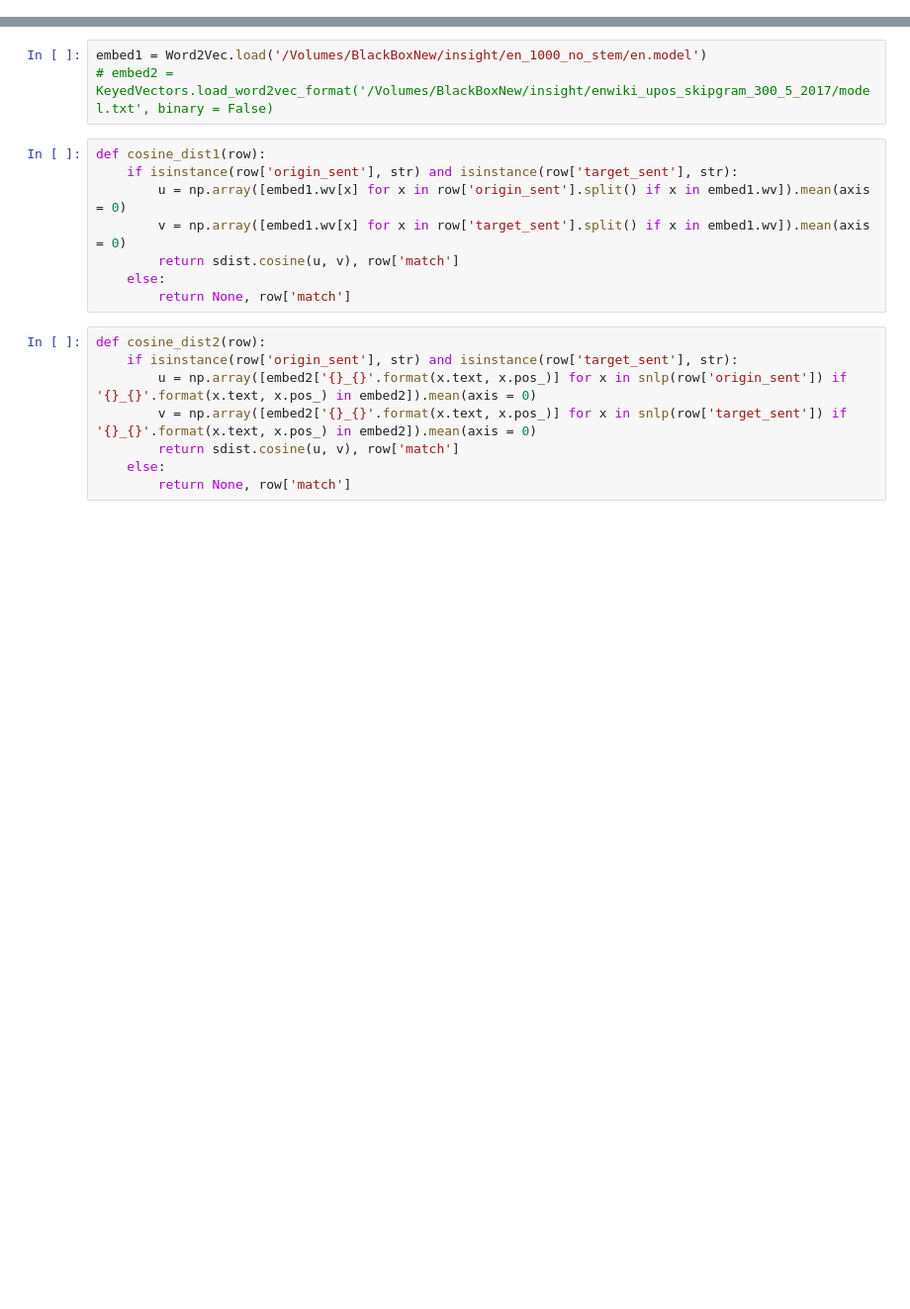
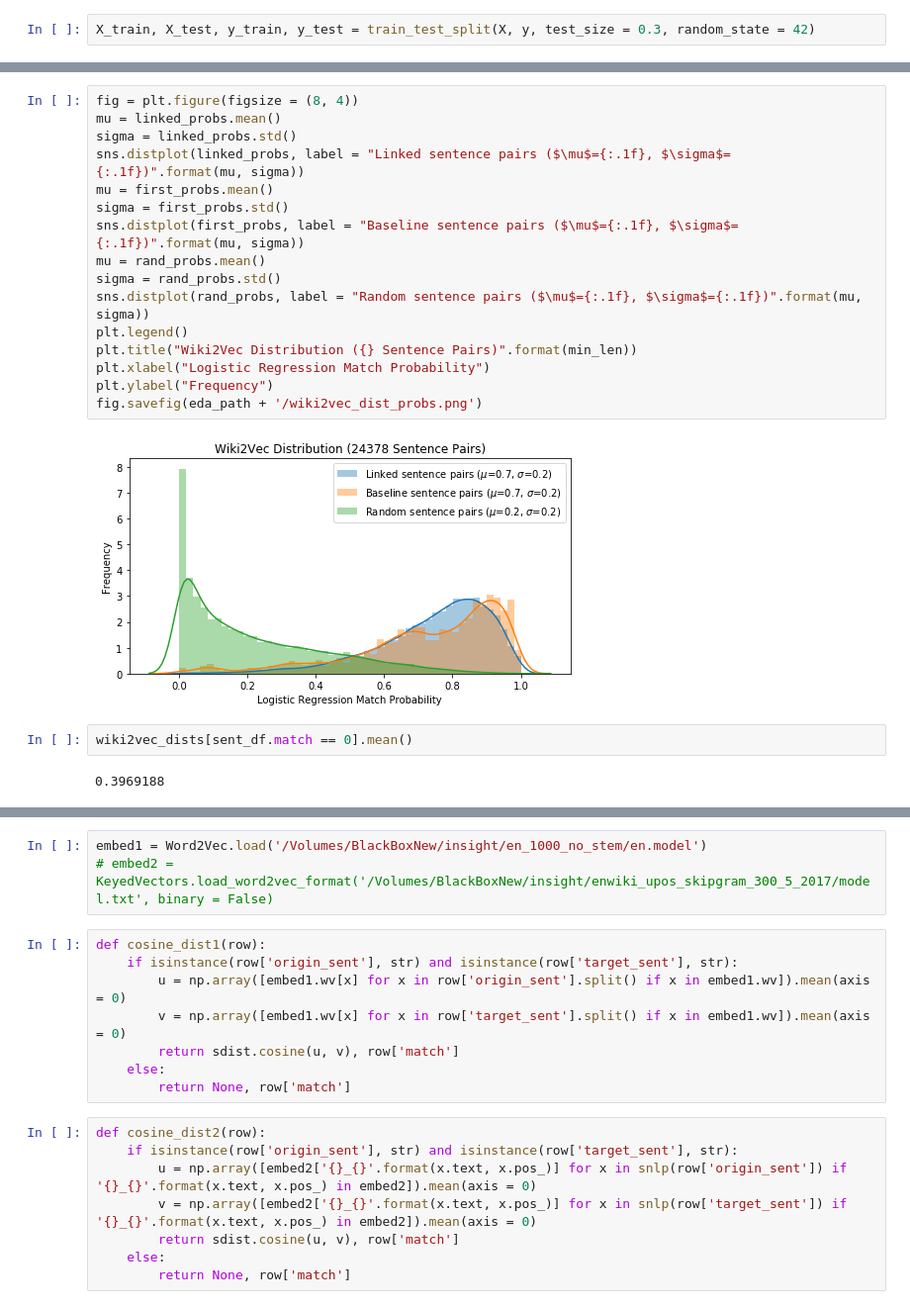
Before and after one commit to knowbodynos/wikontext, a Jupyter notebook: nb/sentences.ipynb, the cells around one changed output, grey strips where cells are left out. Shown at 99% size. Drawn from its saved outputs; the diff is of its cells as text; blank space fills up the shorter version.

```diff
--- a/nb/sentences.ipynb
+++ b/nb/sentences.ipynb
@@ -192,0 +354,2 @@ sent_df = pd.read_csv(data_path + '/clickstream-enwiki-2018-08-sentences.tsv', s
+# %%
+X_train, X_test, y_train, y_test = train_test_split(X, y, test_size = 0.3, random_state = 42)
@@ -192,0 +483,22 @@ sent_df = pd.read_csv(data_path + '/clickstream-enwiki-2018-08-sentences.tsv', s
+# %%
+fig = plt.figure(figsize = (8, 4))
+mu = linked_probs.mean()
+sigma = linked_probs.std()
+sns.distplot(linked_probs, label = "Linked sentence pairs ($\mu$={:.1f}, $\sigma$={:.1f})".format(mu, sigma))
+mu = first_probs.mean()
+sigma = first_probs.std()
+sns.distplot(first_probs, label = "Baseline sentence pairs ($\mu$={:.1f}, $\sigma$={:.1f})".format(mu, sigma))
+mu = rand_probs.mean()
+sigma = rand_probs.std()
+sns.distplot(rand_probs, label = "Random sentence pairs ($\mu$={:.1f}, $\sigma$={:.1f})".format(mu, sigma))
+plt.legend()
+plt.title("Wiki2Vec Distribution ({} Sentence Pairs)".format(min_len))
+plt.xlabel("Logistic Regression Match Probability")
+plt.ylabel("Frequency")
+fig.savefig(eda_path + '/wiki2vec_dist_probs.png')
+# %% [output]
+[figure, added]
+# %%
+wiki2vec_dists[sent_df.match == 0].mean()
+# %% [output]
+0.3969188
```
Also changed, not shown: parts of 50 cells of this notebook, 8 other files.
